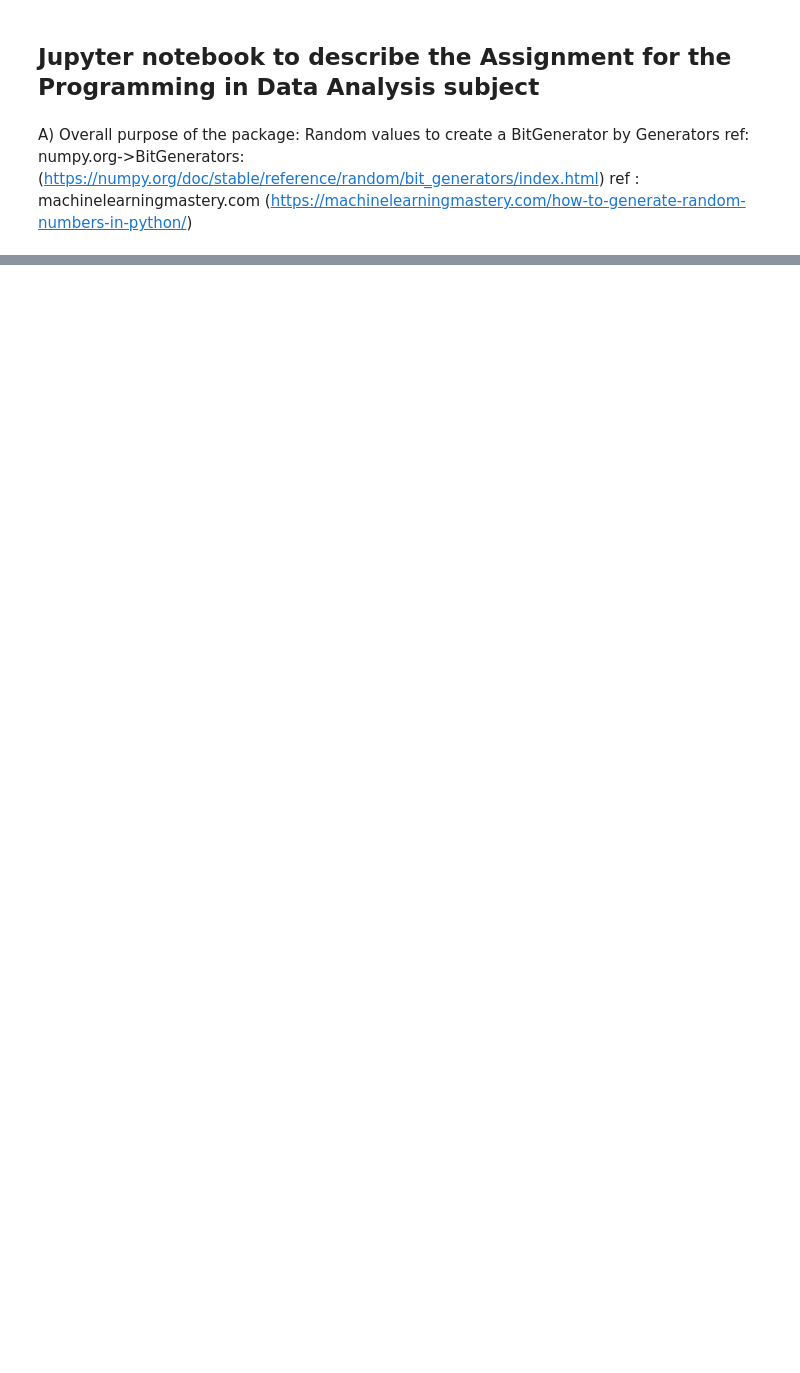
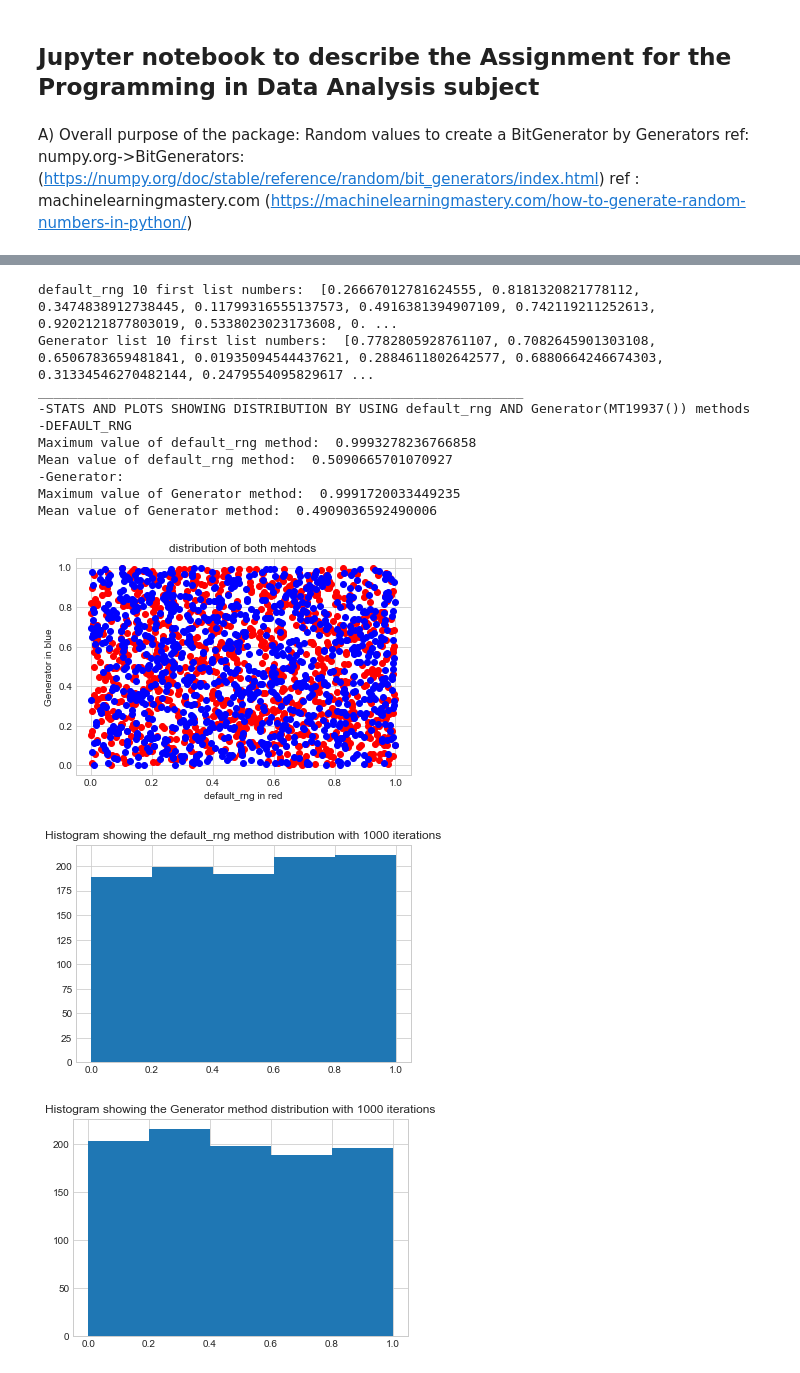
Before and after one commit to Manuferu/Assignment_PDA, a Jupyter notebook: Assignment.ipynb, the cells around one changed output, grey strips where cells are left out. Cells and saved outputs as stored; diff of their text form; code cells hidden in the pictures; blank space fills up the shorter version.

Commit message:
First part completed analysing old infrastructure and new one to generate random numbers

```diff
--- a/Assignment.ipynb
+++ b/Assignment.ipynb
@@ -31,0 +64,58 @@ seed = 115802360104320011450096443590262171644
+# %%
+import matplotlib.pyplot as plt
+import numpy as np
+
+## Generate 1000 random numbers per method
+ls = [default_rng(s).random() for s in ss.spawn(1000)] #Create 100 random numbers and see the distribution with the old method
+print('default_rng 10 first list numbers: ',[ls[i] for i in range(0,10)])
+
+ls2 = [Generator(PCG64(s)).random() for s in ss.spawn(1000)] #Create 100 random numbers and see the distribution with the old method
+print('Generator list 10 first list numbers: ',[ls2[i] for i in range(0,10)])
+
+
+
+
+x = ls #np.random.rand(N)
+y = ls2 #np.random.rand(N)
+
+plt.scatter(x, y, color='r')
+plt.scatter(y, x, color='b')
+print('______________________________________________________________')
+print('-STATS AND PLOTS SHOWING DISTRIBUTION BY USING default_rng AND Generator(MT19937()) methods')
+print('-DEFAULT_RNG')
+print('Maximum value of default_rng method: ',max(x))
+print('Mean value of default_rng method: ',np.mean(x))
+print('-Generator:')
+print('Maximum value of Generator method: ',max(y))
+print('Mean value of Generator method: ',np.mean(y))
+
+plt.xlabel('default_rng in red')
+plt.ylabel('Generator in blue');
+plt.title('distribution of both mehtods')
+plt.show()
+
+a = np.array(x)
+plt.hist(a, bins = [0,0.2,0.4,0.6,0.8,1.0])
+
+plt.title("Histogram showing the default_rng method distribution with 1000 iterations")
+plt.show()
+
+b = np.array(y)
+plt.hist(b, bins = [0,0.2,0.4,0.6,0.8,1.0])
+
+plt.title("Histogram showing the Generator method distribution with 1000 iterations")
+plt.show()
+# %% [output]
+default_rng 10 first list numbers:  [0.26667012781624555, 0.8181320821778112, 0.3474838912738445, 0.11799316555137573, 0.4916381394907109, 0.742119211252613, 0.9202121877803019, 0.5338023023173608, 0. ...
+Generator list 10 first list numbers:  [0.7782805928761107, 0.7082645901303108, 0.6506783659481841, 0.01935094544437621, 0.2884611802642577, 0.6880664246674303, 0.31334546270482144, 0.2479554095829617 ...
+______________________________________________________________
+-STATS AND PLOTS SHOWING DISTRIBUTION BY USING default_rng AND Generator(MT19937()) methods
+-DEFAULT_RNG
+Maximum value of default_rng method:  0.9993278236766858
+Mean value of default_rng method:  0.5090665701070927
+-Generator:
+Maximum value of Generator method:  0.9991720033449235
+Mean value of Generator method:  0.4909036592490006
+[figure, added]
+[figure, added]
+[figure, added]
```
Also changed, not shown: parts of 3 cells of this notebook, 1 other file.
